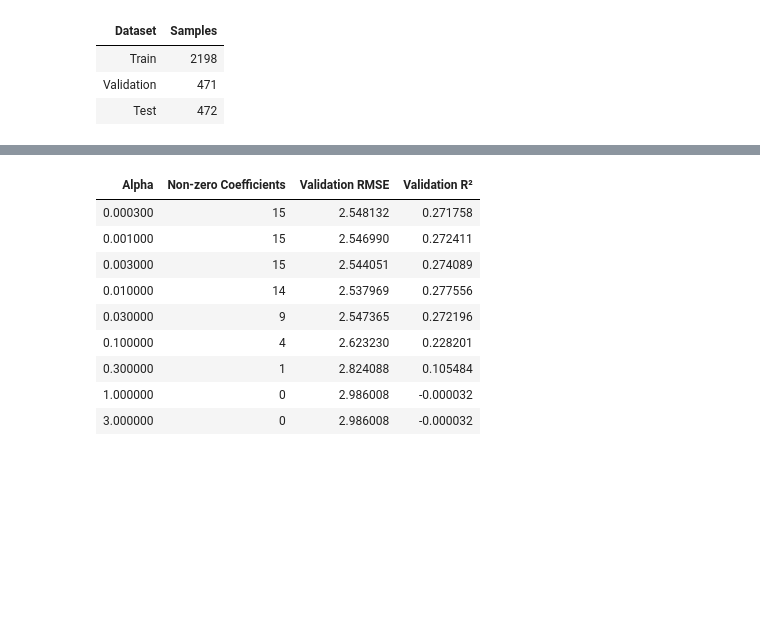
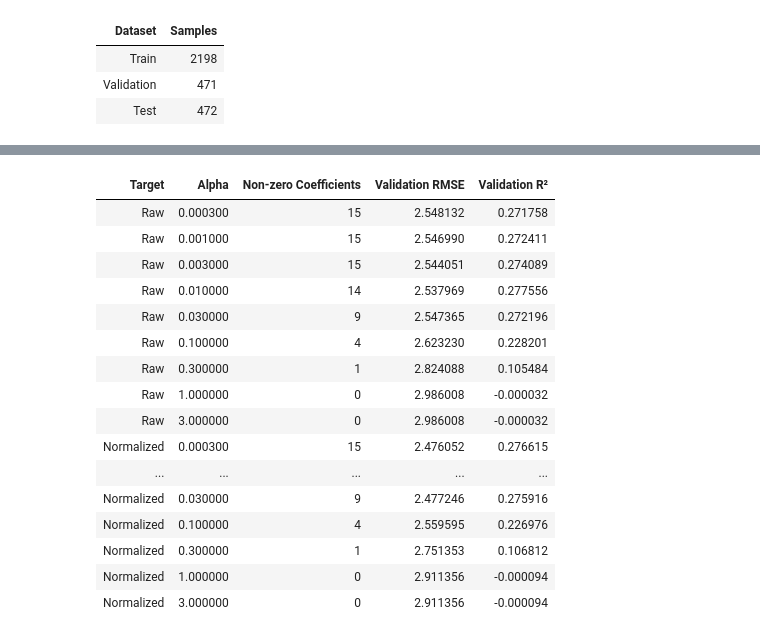
Before and after one commit to AnhJoe/CS273P_MachineLearning_Final_Project, a Jupyter notebook: notebooks/02_lasso.ipynb, the cells around one changed output, grey strips where cells are left out. Saved outputs shown, nothing was run; the diff lists cells and outputs as text; code cells hidden in the pictures; blank space fills up the shorter version.

```diff
--- a/notebooks/02_lasso.ipynb
+++ b/notebooks/02_lasso.ipynb
@@ -100,6 +102,7 @@ ARTIFACT_DIR = root / "data" / "artifacts"
 # Do not change row indices beyond this
 X_log = pd.read_csv(PROCESSED_DATA_DIR / "X_log.csv")
 y_log = pd.read_csv(PROCESSED_DATA_DIR / "y_log.csv")
+y_log_normalized = pd.read_csv(PROCESSED_DATA_DIR / "y_log_normalized.csv")
 fips = pd.read_csv(PROCESSED_DATA_DIR / "fips.csv")["FIPS"].astype(str).str.zfill(5)
 
 with open(PROCESSED_DATA_DIR / "feature_titles.json") as f:
@@ -140,7 +146,7 @@ display(split_summary.style.hide(axis="index"))
 | Validation | 471 |
 | Test | 472 |
 # %%
-# Scale X_log and y_log on train only, matching preprocessing used for the MLP/GCN pipelines
+# Scale X_log and both targets on train only, matching preprocessing used for the MLP/GCN pipelines
 scaler_Xlog = StandardScaler()
 Xlog_train_scaled = scaler_Xlog.fit_transform(Xlog_train)
 Xlog_val_scaled = scaler_Xlog.transform(Xlog_val)
@@ -150,6 +156,23 @@ scaler_ylog = StandardScaler()
 ylog_train_scaled = scaler_ylog.fit_transform(ylog_train)
 ylog_val_scaled = scaler_ylog.transform(ylog_val)
 ylog_test_scaled = scaler_ylog.transform(ylog_test)
+
+scaler_yfreqlog = StandardScaler()
+yfreqlog_train_scaled = scaler_yfreqlog.fit_transform(yfreqlog_train)
+yfreqlog_val_scaled = scaler_yfreqlog.transform(yfreqlog_val)
+yfreqlog_test_scaled = scaler_yfreqlog.transform(yfreqlog_test)
+
+# Target definitions evaluated in parallel throughout this notebook
+target_definitions = {
+    "Raw": {
+        "train": ylog_train_scaled, "val": ylog_val_scaled, "test": ylog_test_scaled,
+        "scaler": scaler_ylog,
+    },
+    "Normalized": {
+        "train": yfreqlog_train_scaled, "val": yfreqlog_val_scaled, "test": yfreqlog_test_scaled,
+        "scaler": scaler_yfreqlog,
+    },
+}
 # %% [markdown]
 ## Alpha (Regularization Strength) Ablation
 
@@ -157,47 +180,55 @@ Model selection for Lasso reduces to choosing a single hyperparameter: the L1 re
 # %%
 #| label: tbl-lasso-alpha-ablation
-#| tbl-cap: Validation-set alpha ablation results for the Lasso baseline predicting log1p(FEMA IHP).
+#| tbl-cap: Validation-set alpha ablation results for the Lasso baseline, for both the raw and disaster-frequency-normalized targets.
 
 set_seed(SEED)
 
 alpha_grid = [0.0003, 0.001, 0.003, 0.01, 0.03, 0.1, 0.3, 1.0, 3.0]
 
 alpha_results = []
-for alpha in alpha_grid:
-    result = run_lasso_experiment(
-        X_train=Xlog_train_scaled,
-        y_train=ylog_train_scaled,
-        X_eval=Xlog_val_scaled,
-        y_eval=ylog_val_scaled,
-        alpha=alpha,
-        seed=SEED,
-        scaler_y=scaler_ylog,
-    )
-    alpha_results.append(result)
+for target_name, t in target_definitions.items():
+    for alpha in alpha_grid:
+        result = run_lasso_experiment(
+            X_train=Xlog_train_scaled,
+            y_train=t["train"],
+            X_eval=Xlog_val_scaled,
+            y_eval=t["val"],
+            alpha=alpha,
+            seed=SEED,
+            scaler_y=t["scaler"],
+        )
+        alpha_results.append({
+            "Target": target_name,
+            "Alpha": alpha,
+            "Non-zero Coefficients": result["n_nonzero_coef"],
+            "Validation RMSE": round(result["rmse"], 6),
+            "Validation R²": round(result["r2"], 6),
+        })
 
-alpha_results_df = pd.DataFrame([
-    {
-        "Alpha": r["alpha"],
-        "Non-zero Coefficients": r["n_nonzero_coef"],
-        "Validation RMSE": round(r["rmse"], 6),
-        "Validation R²": round(r["r2"], 6),
-    }
-    for r in alpha_results
-])
-
+alpha_results_df = pd.DataFrame(alpha_results)
 display(alpha_results_df.style.hide(axis="index"))
 
-best_idx = alpha_results_df["Validation RMSE"].idxmin()
-best_alpha = alpha_results_df.loc[best_idx, "Alpha"]
-print(f"Best alpha (lowest validation RMSE): {best_alpha}")
+best_alpha_by_target = (
+    alpha_results_df.loc[alpha_results_df.groupby("Target")["Validation RMSE"].idxmin()]
+    .set_index("Target")["Alpha"]
+    .to_dict()
+)
+print("Best alpha by target (lowest validation RMSE):", best_alpha_by_target)
 # %% [output]
-| Alpha | Non-zero Coefficients | Validation RMSE | Validation R² |
-| 0.000300 | 15 | 2.548132 | 0.271758 |
-| 0.001000 | 15 | 2.546990 | 0.272411 |
-| 0.003000 | 15 | 2.544051 | 0.274089 |
-| 0.010000 | 14 | 2.537969 | 0.277556 |
-| 0.030000 | 9 | 2.547365 | 0.272196 |
-| 0.100000 | 4 | 2.623230 | 0.228201 |
-| 0.300000 | 1 | 2.824088 | 0.105484 |
-| 1.000000 | 0 | 2.986008 | -0.000032 |
-| 3.000000 | 0 | 2.986008 | -0.000032 |
+| Target | Alpha | Non-zero Coefficients | Validation RMSE | Validation R² |
+| Raw | 0.000300 | 15 | 2.548132 | 0.271758 |
+| Raw | 0.001000 | 15 | 2.546990 | 0.272411 |
+| Raw | 0.003000 | 15 | 2.544051 | 0.274089 |
+| Raw | 0.010000 | 14 | 2.537969 | 0.277556 |
+| Raw | 0.030000 | 9 | 2.547365 | 0.272196 |
+| Raw | 0.100000 | 4 | 2.623230 | 0.228201 |
+| Raw | 0.300000 | 1 | 2.824088 | 0.105484 |
+| Raw | 1.000000 | 0 | 2.986008 | -0.000032 |
+| Raw | 3.000000 | 0 | 2.986008 | -0.000032 |
+| Normalized | 0.000300 | 15 | 2.476052 | 0.276615 |
+| ... | ... | ... | ... | ... |
+| Normalized | 0.030000 | 9 | 2.477246 | 0.275916 |
+| Normalized | 0.100000 | 4 | 2.559595 | 0.226976 |
+| Normalized | 0.300000 | 1 | 2.751353 | 0.106812 |
+| Normalized | 1.000000 | 0 | 2.911356 | -0.000094 |
+| Normalized | 3.000000 | 0 | 2.911356 | -0.000094 |
```
Also changed, not shown: parts of 10 cells of this notebook, 5 other files.
